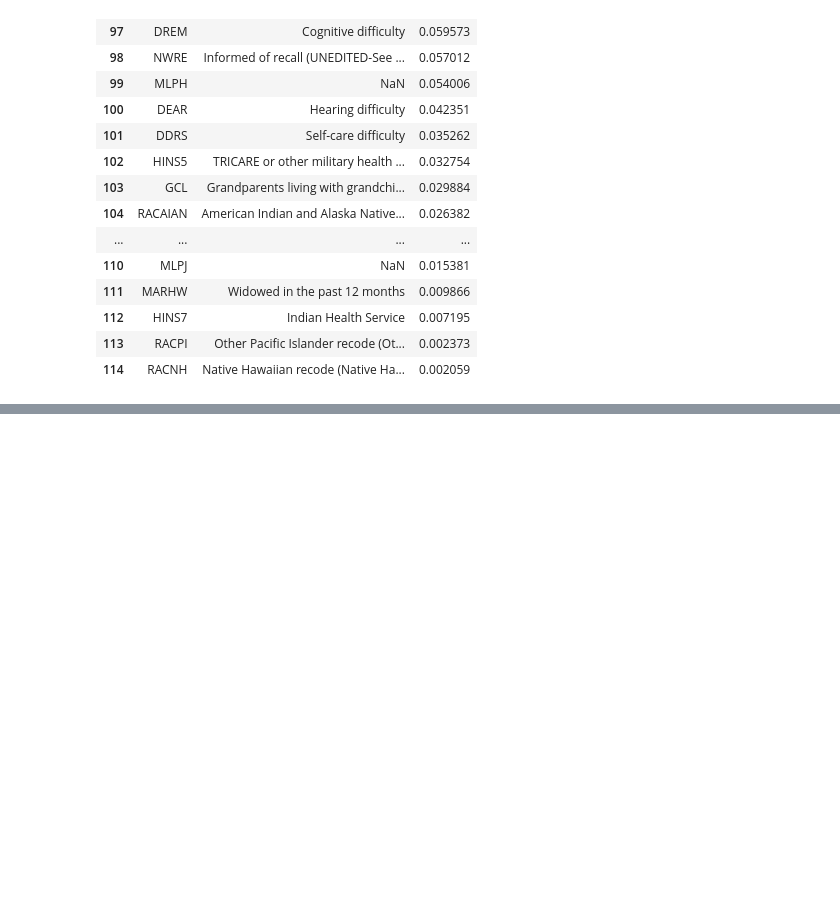
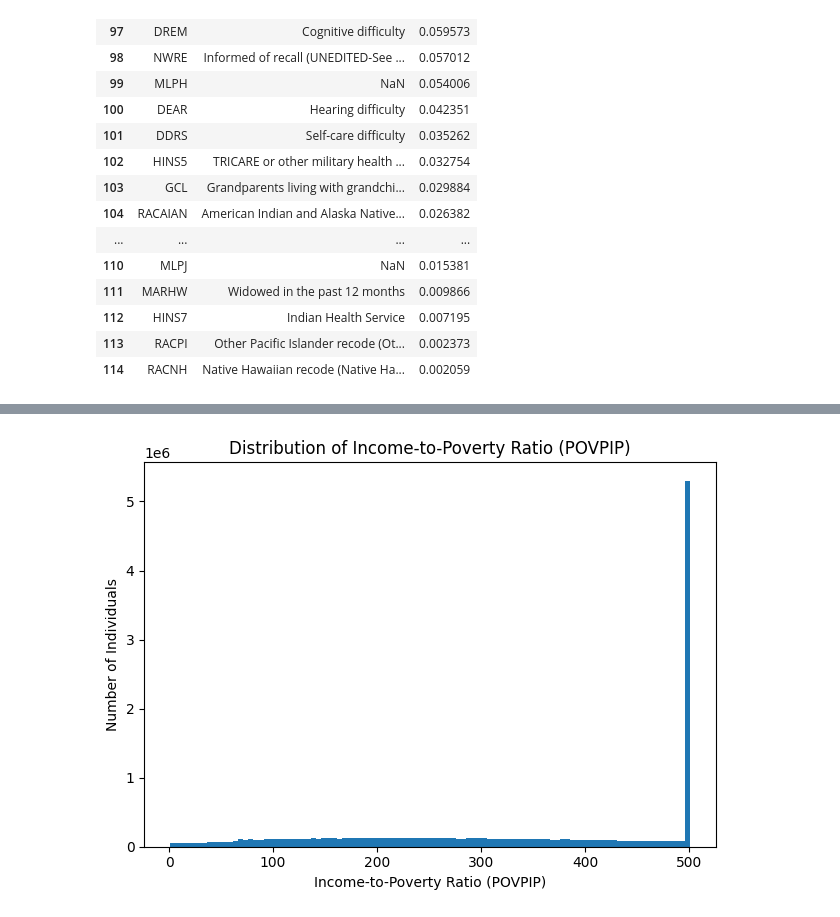
Before and after one commit to ingridalt/DSC-288R-CAPSTONE, a Jupyter notebook: 2_Exploratory_Data_Analysis/2_EDA.ipynb, the cells around one changed output, grey strips where cells are left out. Drawn from its saved outputs; the diff is of its cells as text; code cells hidden in the pictures; blank space fills up the shorter version.

```diff
--- a/2_Exploratory_Data_Analysis/2_EDA.ipynb
+++ b/2_Exploratory_Data_Analysis/2_EDA.ipynb
@@ -315,0 +355,21 @@ variance_summary.tail(20)
+# %%
+import pandas as pd
+import matplotlib.pyplot as plt
+
+# Load only POVPIP (lightweight)
+p_file = "../1_Raw_Data/data_persons_us_1yr/psam_pus_master.csv"
+df_pov = pd.read_csv(p_file, usecols=["POVPIP"])
+
+# Drop missing and non-positive values
+df_pov = df_pov.dropna()
+df_pov = df_pov[df_pov["POVPIP"] > 0]
+
+plt.figure()
+plt.hist(df_pov["POVPIP"], bins=100)
+plt.xlabel("Income-to-Poverty Ratio (POVPIP)")
+plt.ylabel("Number of Individuals")
+plt.title("Distribution of Income-to-Poverty Ratio (POVPIP)")
+plt.tight_layout()
+plt.show()
+# %% [output]
+[figure, added]
```
Also changed, not shown: parts of 3 cells of this notebook, 1 other file.
